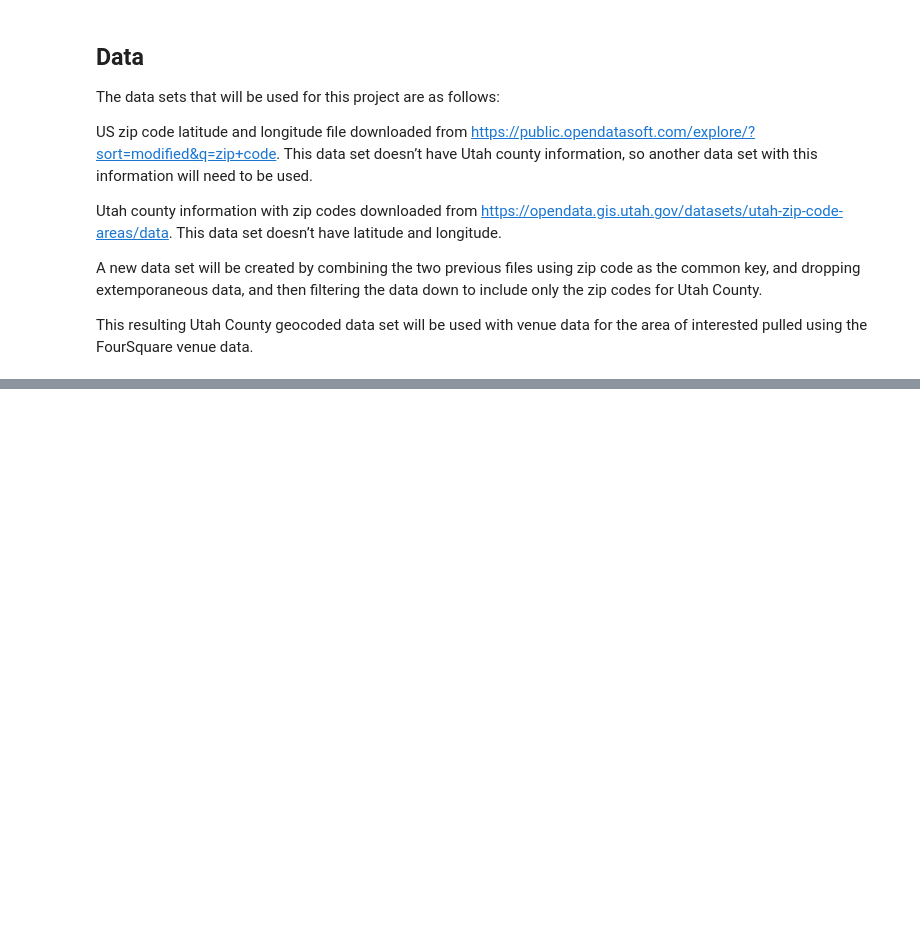
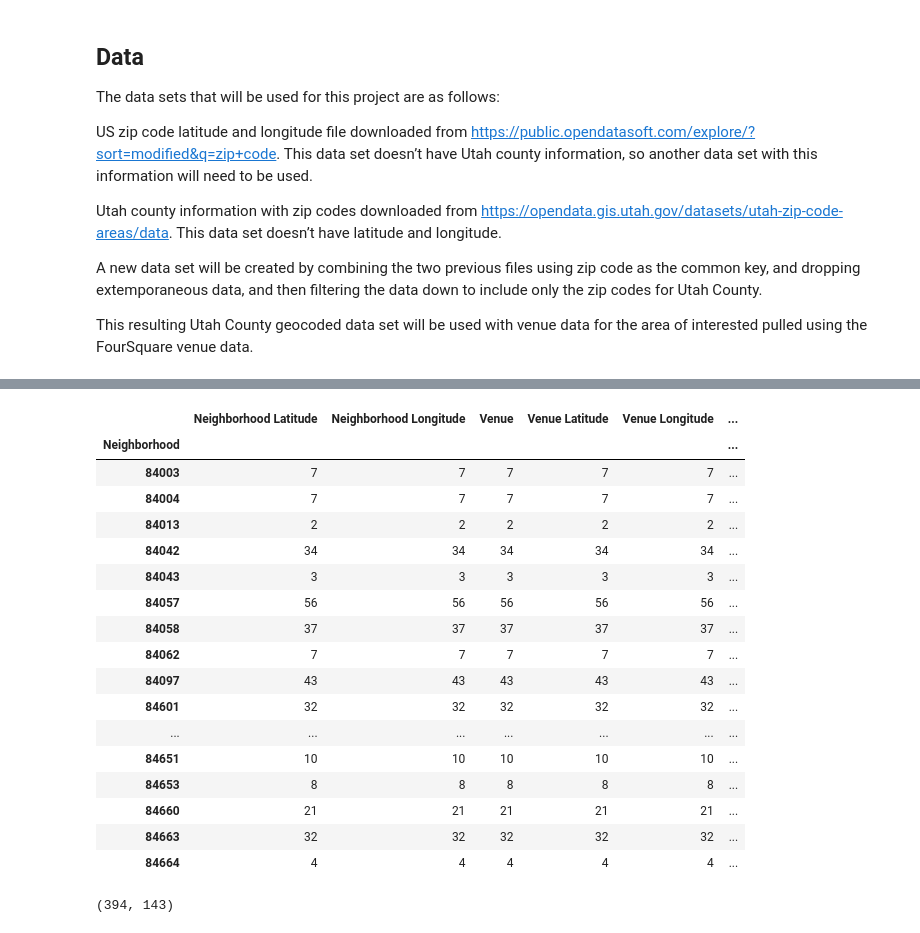
Before and after one commit to qkoller/Utah-County, a Jupyter notebook: Utah County Analysis.ipynb, the cells around one changed output, grey strips where cells are left out. Saved outputs shown, nothing was run; the diff lists cells and outputs as text; code cells hidden in the pictures; blank space fills up the shorter version.

```diff
--- a/Utah County Analysis.ipynb
+++ b/Utah County Analysis.ipynb
@@ -18,0 +111,5 @@ This resulting Utah County geocoded data set will be used with venue data for th
+# %%
+# We don't need the COUNTYNBR column anymore, so let's drop it
+
+Geocode = UtahCountyGeocode.drop(['COUNTYNBR'], axis=1)
+Geocode.head()
@@ -18,0 +123,3 @@ This resulting Utah County geocoded data set will be used with venue data for th
+# %%
+# Let's rename the Zip column to Neighborhood because that is what FourSquare will expect us to use
+Geocode.rename(columns={'Zip':'Neighborhood'}, inplace = True)
@@ -18,0 +128,7 @@ This resulting Utah County geocoded data set will be used with venue data for th
+# %%
+#variable data needed to construct FourSquare url
+CLIENT_ID = 'LV2X45YE1ZXFTWTVTP02AU0SL3JAJJRDGPFQL3NMZQLW4DWZ'
+CLIENT_SECRET = 'TFFPP3AQ32R1GDBW5QDEJ45KERA3WH12X0ULRQWMV4UO0LEM'
+VERSION = '20180604'
+RADIUS = 1610 # Set a mile radius because this is a large area
+LIMIT = 200
@@ -18,0 +176,7 @@ This resulting Utah County geocoded data set will be used with venue data for th
+# %%
+# Now we pull the data from FourSquare
+
+UtahCountyVenues = getNearbyVenues(names=Geocode['Neighborhood'],
+                                 latitudes=Geocode['Latitude'],
+                                 longitudes=Geocode['Longitude']
+                                 )
@@ -18,0 +212,31 @@ This resulting Utah County geocoded data set will be used with venue data for th
+# %%
+# Group by Neighborhood
+
+UtahCountyVenues.groupby('Neighborhood').count()
+# %% [output]
+|  | Neighborhood Latitude | Neighborhood Longitude | Venue | Venue Latitude | Venue Longitude | ... |
+| Neighborhood |  |  |  |  |  | ... |
+| 84003 | 7 | 7 | 7 | 7 | 7 | ... |
+| 84004 | 7 | 7 | 7 | 7 | 7 | ... |
+| 84013 | 2 | 2 | 2 | 2 | 2 | ... |
+| 84042 | 34 | 34 | 34 | 34 | 34 | ... |
+| 84043 | 3 | 3 | 3 | 3 | 3 | ... |
+| 84057 | 56 | 56 | 56 | 56 | 56 | ... |
+| 84058 | 37 | 37 | 37 | 37 | 37 | ... |
+| 84062 | 7 | 7 | 7 | 7 | 7 | ... |
+| 84097 | 43 | 43 | 43 | 43 | 43 | ... |
+| 84601 | 32 | 32 | 32 | 32 | 32 | ... |
+| ... | ... | ... | ... | ... | ... | ... |
+| 84651 | 10 | 10 | 10 | 10 | 10 | ... |
+| 84653 | 8 | 8 | 8 | 8 | 8 | ... |
+| 84660 | 21 | 21 | 21 | 21 | 21 | ... |
+| 84663 | 32 | 32 | 32 | 32 | 32 | ... |
+| 84664 | 4 | 4 | 4 | 4 | 4 | ... |
+# %%
+# one hot encoding
+UtahCountyVenues_onehot = pd.get_dummies(UtahCountyVenues[['Venue Category']], prefix="", prefix_sep="")
+UtahCountyVenues_onehot.drop(['Neighborhood'], axis = 1, inplace = True, errors='ignore')
+UtahCountyVenues_onehot.insert(loc = 0, column = 'Neighborhood', value = UtahCountyVenues['Neighborhood'] )
+UtahCountyVenues_onehot.shape
+# %% [output]
+(394, 143)
```
Also changed, not shown: parts of 29 cells of this notebook.
